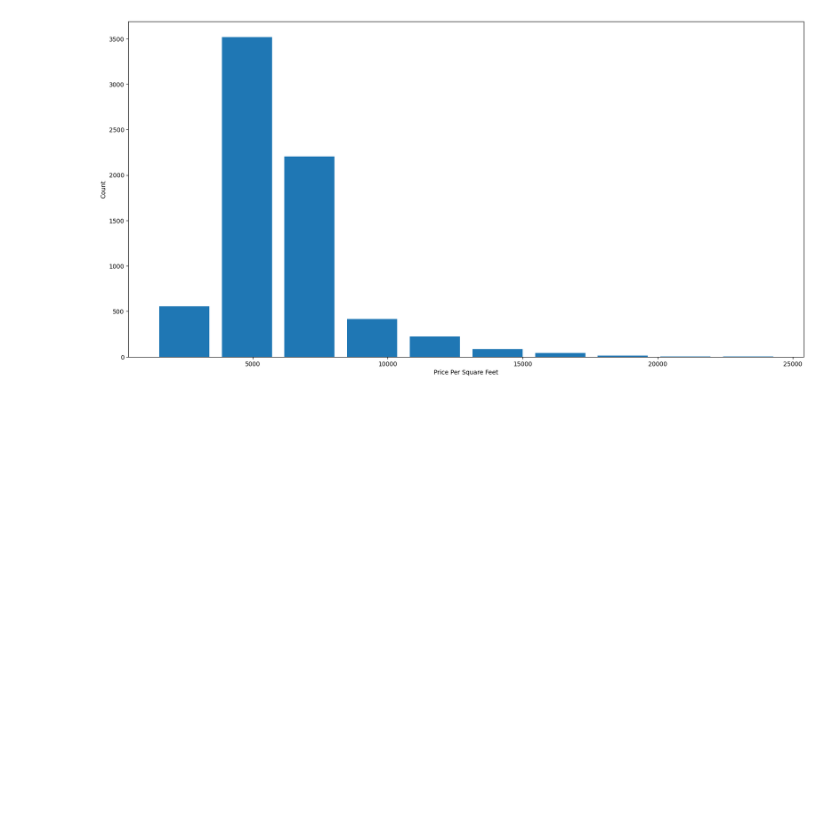
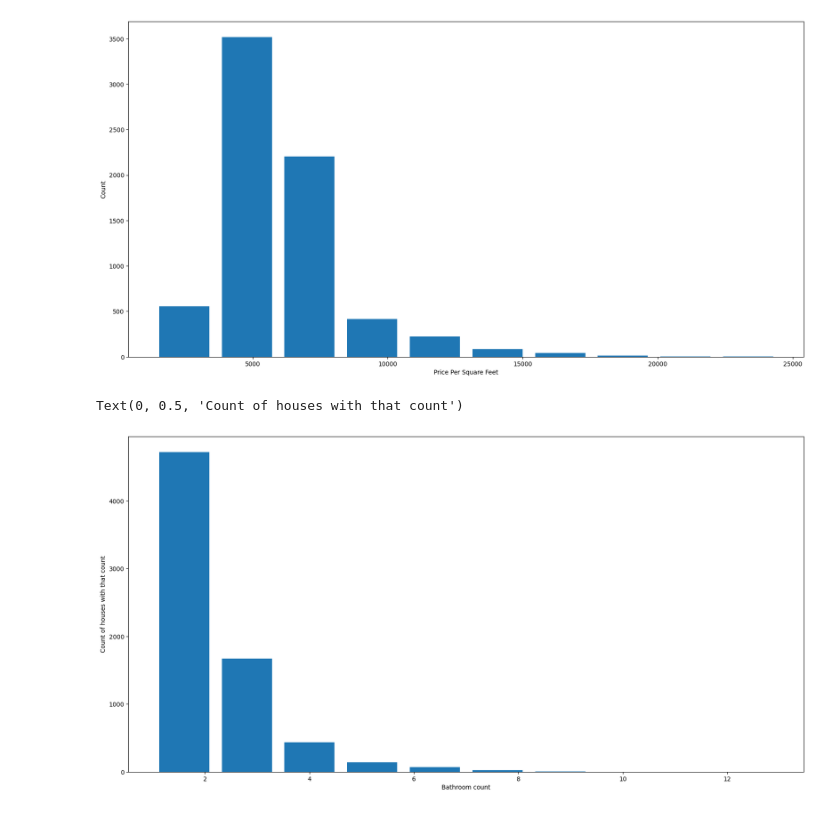
Before and after one commit to Vinushann/EstateInsight, a Jupyter notebook: src/data_preprocessing.ipynb, the cells around one changed output. Cells and saved outputs as stored; diff of their text form; code cells hidden in the pictures; blank space fills up the shorter version.

```diff
--- a/src/data_preprocessing.ipynb
+++ b/src/data_preprocessing.ipynb
@@ -455,3 +455,10 @@ plt.ylabel("Count")
 # %% [output]
 Text(0, 0.5, 'Count')
 [figure]
+# %%
+plt.hist(df4.bath,rwidth=0.8)
+plt.xlabel("Bathroom count")
+plt.ylabel("Count of houses with that count")
+# %% [output]
+Text(0, 0.5, 'Count of houses with that count')
+[figure, added]
```
Also changed, not shown: parts of 8 cells of this notebook, 1 other file.
